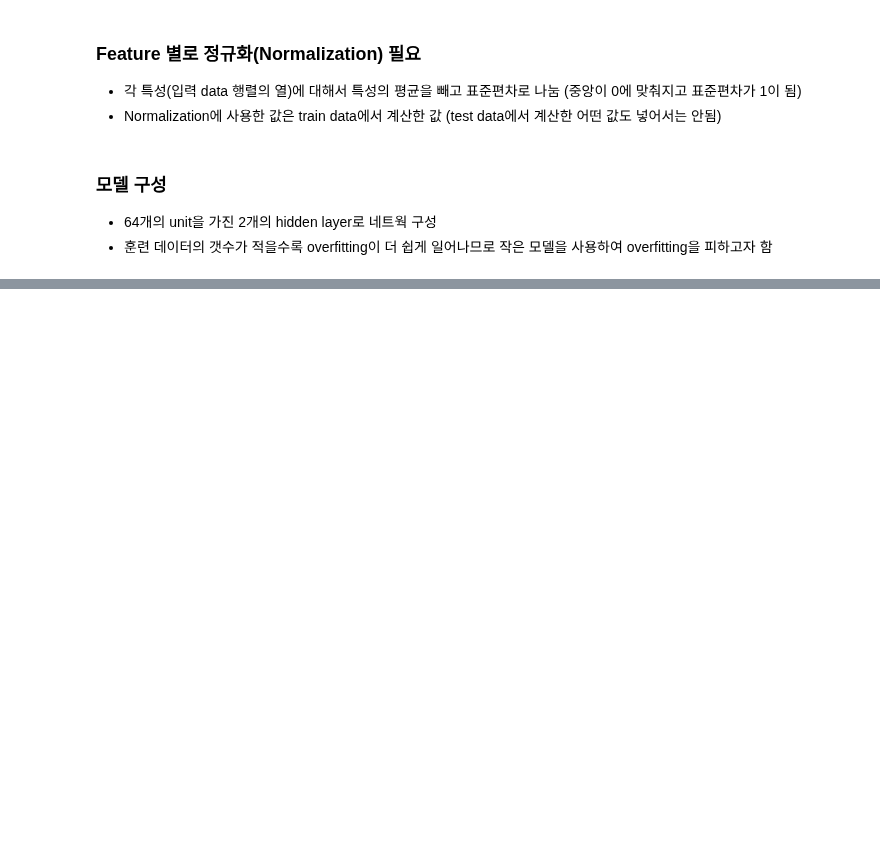
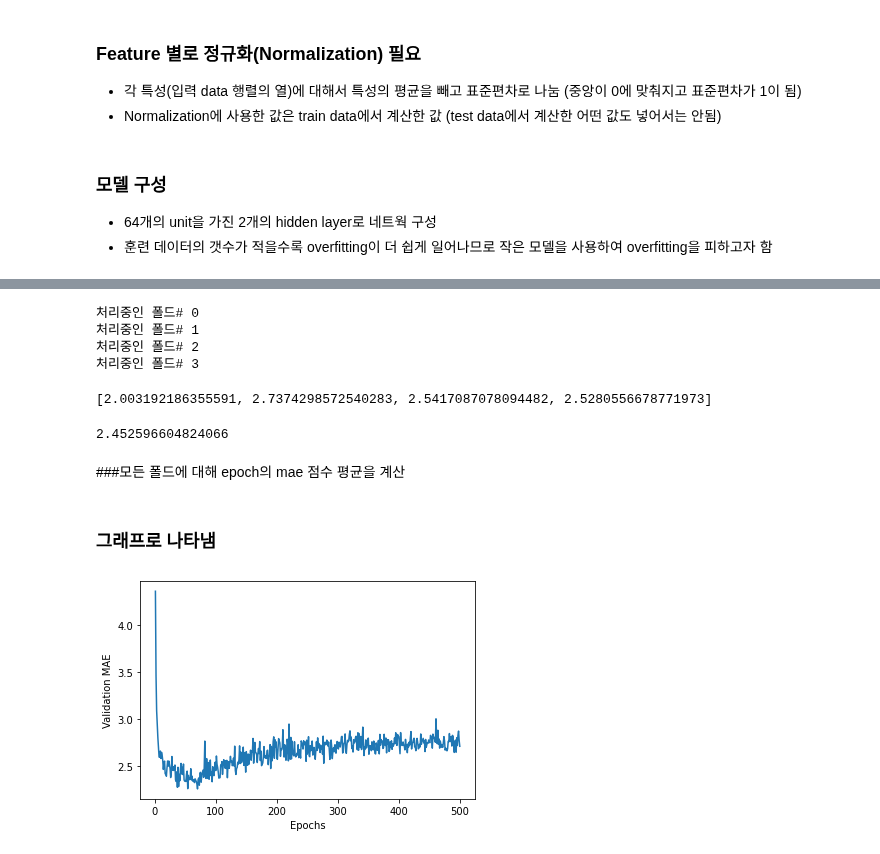
Before and after one commit to eunahlee-viola/Keras_study, a Jupyter notebook: Keras_Chollet_3-6.ipynb, the cells around one changed output, grey strips where cells are left out. Cells and saved outputs as stored; diff of their text form; code cells hidden in the pictures; blank space fills up the shorter version.

```diff
--- a/Keras_Chollet_3-6.ipynb
+++ b/Keras_Chollet_3-6.ipynb
@@ -82,0 +89,21 @@ def buuld_model():
+# %%
+import numpy as np
+
+k=4
+num_val_samples = len(train_data) // k
+num_epochs = 100
+all_scores = []
+for i in range(k):
+    print('처리중인 폴드 #', i)
+    #검증 data 준비: K 번째 분할
+    val_data = train_data[i * num_val_samples: (i+1) * num_val_samples]
+    val_targets = train_targets[i * num_val_samples: (i+1) * num_val_samples]
+    partial_train_data = np.concatenate ([train_data[:i * num_val_samples], train_data[(i + 1) * num_val_samples:]], axis=0)
+    partial_train_targets = np.concatenate ([train_targets[:i * num_val_samples], train_targets[(i + 1) * num_val_samples:]], axis=0)
+
+    model = build_model()
+
+    model.fit(partial_train_data, partial_train_targets, epochs = num_epochs, batch_size=1, verbose=1)
+
+    val_mse, val_mae = model.evaluate(val_data, val_targets, verbose=1)
+    all_scores.append(val_mae)
@@ -82,0 +130,42 @@ def buuld_model():
+# %%
+num_epochs = 500
+all_mae_histories = []
+for i in range(k):
+    print('처리중인 폴드#', i)
+    val_data = train_data[i * num_val_samples: (i + 1) * num_val_samples] #검증 data 준비, K 번째 분할
+    val_targets = train_targets[i * num_val_samples: (i +1) * num_val_samples]
+    partial_train_data = np.concatenate([train_data[:i * num_val_samples], train_data[(i+1) * num_val_samples:]], axis=0)
+    partial_train_targets = np.concatenate([train_targets[:i * num_val_samples], train_targets[(i+1) * num_val_samples:]], axis=0)
+
+    model = build_model()
+    history=model.fit(partial_train_data, partial_train_targets, validation_data=(val_data, val_targets), epochs=num_epochs, batch_size=1, verbose=0)
+    mae_history = history.history['val_mae'] #val_mean_absolute_error에서  KeyError 발생 --> model compile 할때 표현에 맞춰서 val_mae로 변경
+    all_mae_histories.append(mae_history)
+# %% [output]
+처리중인 폴드# 0
+처리중인 폴드# 1
+처리중인 폴드# 2
+처리중인 폴드# 3
+# %%
+all_scores
+# %% [output]
+[2.003192186355591, 2.7374298572540283, 2.5417087078094482, 2.5280556678771973]
+# %%
+np.mean(all_scores)
+# %% [output]
+2.452596604824066
+# %% [markdown]
+###모든 폴드에 대해 epoch의 mae 점수 평균을 계산
+# %%
+average_mae_history=[np.mean([X[i] for X in all_mae_histories]) for i in range(num_epochs)]
+# %% [markdown]
+### 그래프로 나타냄
+# %%
+import matplotlib.pyplot as plt
+
+plt.plot(range(1,len(average_mae_history) +1), average_mae_history)
+plt.xlabel('Epochs')
+plt.ylabel('Validation MAE')
+plt.show()
+# %% [output]
+[figure, added]
```
Also changed, not shown: parts of 13 cells of this notebook.
